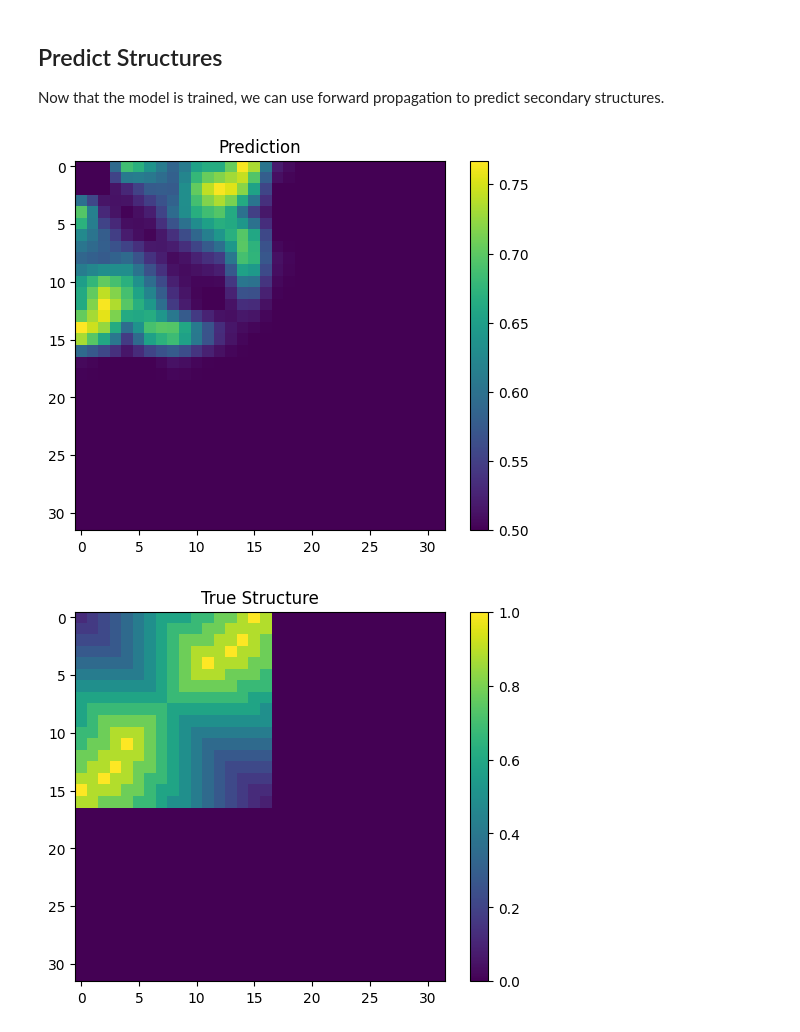
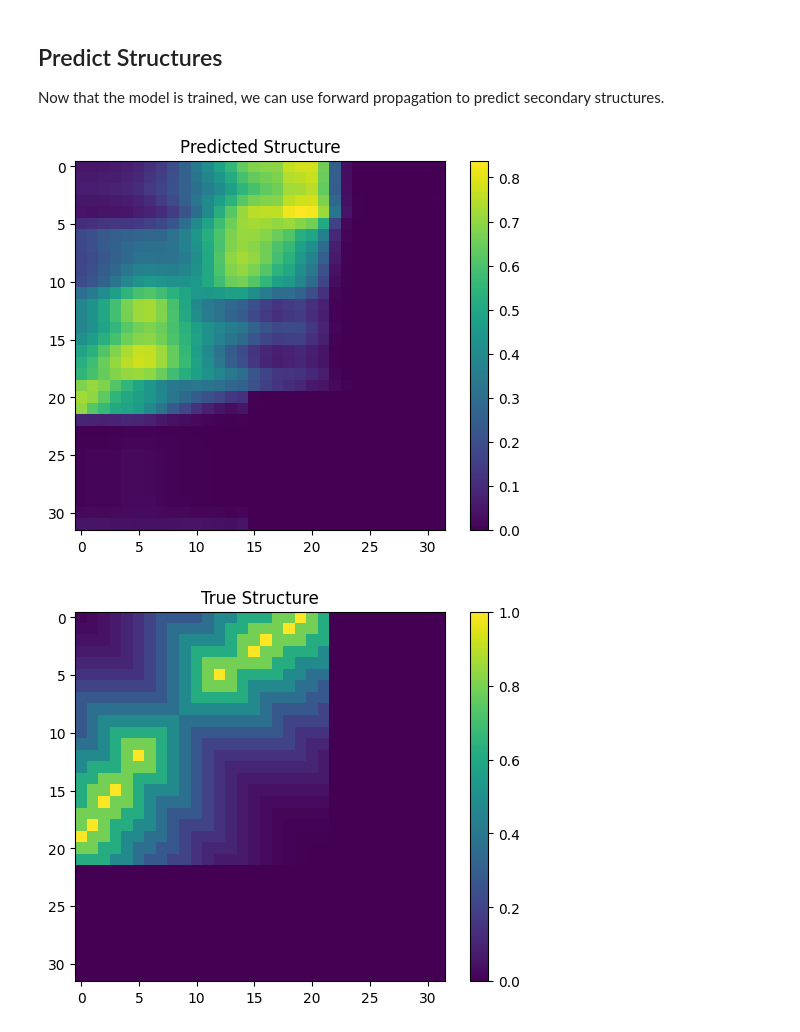
Before and after one commit to Vincent-Therrien/diurnal, a Jupyter notebook: demo/synthetic_pipeline.ipynb, the cells around one changed output. Cells and saved outputs as stored; diff of their text form; code cells hidden in the pictures.

```diff
--- a/demo/synthetic_pipeline.ipynb
+++ b/demo/synthetic_pipeline.ipynb
@@ -128,14 +140,15 @@ test_x = [structure.Primary.to_matrix(
         x, SIZE, structure.Schemes.IUPAC_ONEHOT_PAIRINGS_SCALARS
     ) for x in test_x]
 
+POWER = 5
 train_y = [
-    structure.Secondary.to_distance_matrix(y, SIZE, power = 2) for y in train_y
+    structure.Secondary.to_distance_matrix(y, SIZE, power = POWER) for y in train_y
 ]
 validation_y = [
-    structure.Secondary.to_distance_matrix(y, SIZE, power = 2) for y in validation_y
+    structure.Secondary.to_distance_matrix(y, SIZE, power = POWER) for y in validation_y
 ]
 test_y = [
-    structure.Secondary.to_distance_matrix(y, SIZE, power = 2) for y in test_y
+    structure.Secondary.to_distance_matrix(y, SIZE, power = POWER) for y in test_y
 ]
 # %% [markdown]
 Let's visualize our input data before going farther:
@@ -195,23 +208,30 @@ class SyntheticDistancePredictor(nn.Module):
         self.conv1 = nn.Conv2d(1, 1, kernel, padding="same")
         self.downsize = nn.AdaptiveAvgPool2d(n_half)
         self.activation = F.relu
+        self.linear1 = nn.Linear(n_half, n_half)
         self.upsample = nn.Upsample(scale_factor=2, mode='bilinear', align_corners=True)
+        self.linear2 = nn.Linear(n, n)
+        self.linear3 = nn.Linear(n, n)
         self.output = nn.Sigmoid()
 
     def forward(self, input: tensor) -> tensor:
         """Forward propagation.
 
         Args:
-            input (np.array): Potential pairing matrix.
+            input: Potential pairing matrix.
 
-        Returns (np.array): Distance matrix.
+        Returns: Distance matrix.
         """
         input = stack((input, ), dim=1)
         input = self.conv1(input)
         input = self.activation(input)
         input = self.downsize(input)
         input = self.activation(input)
+        input = self.linear1(input)
         input = self.upsample(input)
+        input = self.linear2(input)
+        input = self.activation(input)
+        input = self.linear3(input)
         input = self.output(input)
         input = squeeze(input)
         return input
@@ -221,7 +241,7 @@ class SyntheticDistancePredictor(nn.Module):
 The class `diurnal.models.NN` wraps PyTorch operations to train a model. We
 just provided the parameters and train the model.
 # %%
-N_MAX_EPOCHS = 100
+N_MAX_EPOCHS = 500
 model = diurnal.models.NN(
     model=SyntheticDistancePredictor,
     N=SIZE,
@@ -230,8 +250,9 @@ model = diurnal.models.NN(
     loss_fn=nn.MSELoss,
     optimizer_args={"eps": 1e-4},
     loss_fn_args=None,
+    use_half=True,
+    patience=10,
     verbosity=2,
-    use_half=True,
 )
 model.train(train_set, validation_set)
 # %% [output]
@@ -258,11 +279,11 @@ model.train(train_set, validation_set)
 Now that the model is trained, we can use forward propagation to predict
 secondary structures.
 # %%
-index = 2
+index = 1
 prediction = model.predict((test_x[index], ))
 true_structure = test_y[index]
-visualize.heatmap(prediction, "Prediction")
+visualize.heatmap(prediction, "Predicted Structure")
 visualize.heatmap(true_structure, "True Structure")
 # %% [output]
-[figure, old version]
+[figure, new version]
-[figure, old version]
+[figure, new version]
```
Also changed, not shown: parts of 7 cells of this notebook, 12 other files.
